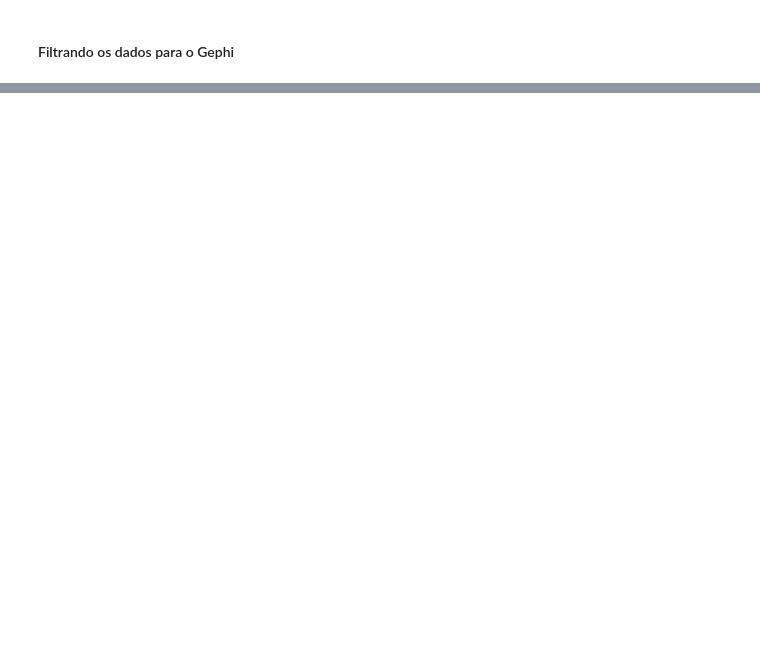
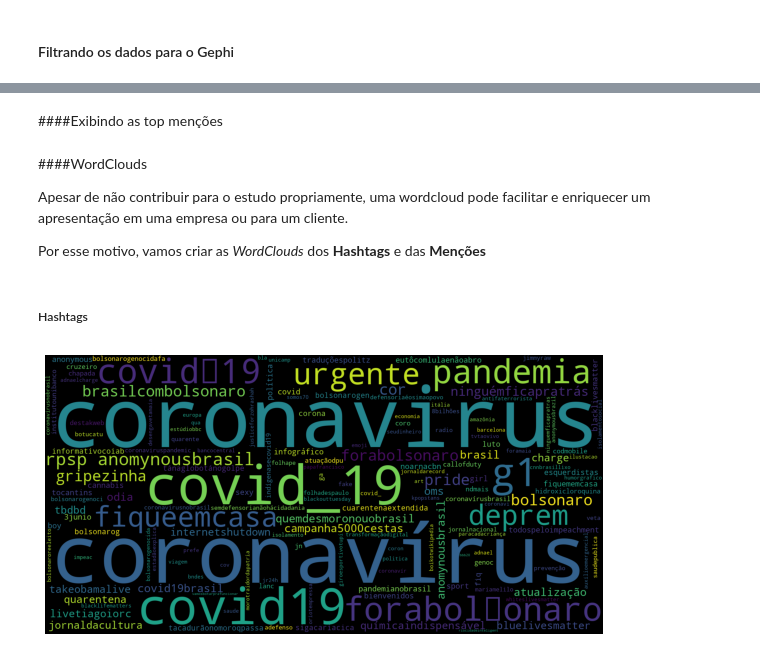
Before and after one commit to miguelsmachado/data_science, a Jupyter notebook: Análise_de_Mídias_Sociais_(Twitter).ipynb, the cells around one changed output, grey strips where cells are left out. Cells and saved outputs as stored; diff of their text form; code cells hidden in the pictures; blank space fills up the shorter version.

```diff
--- a/Análise_de_Mídias_Sociais_(Twitter).ipynb
+++ b/Análise_de_Mídias_Sociais_(Twitter).ipynb
@@ -110,0 +133,11 @@ Name: url, dtype: object
+# %%
+# criamos um DataFrame novo somente com os dados que precisamos
+# como serão feitas muitas verificações, quanto menos dados, mais rápido e fácil
+# os dados serão processados
+df_research = df[['target', 'tweet_text']]
+# eliminando dados duplicados, pois precisamos de apenas uma mensagem de cada.
+df_research = df_research.drop_duplicates()
+# separando as palavras
+words = df_research
+words["tweet_text"] = df_research["tweet_text"].str.lower()
+words = words["tweet_text"].str.get_dummies(" ").sum().sort_values(ascending=False)
@@ -110,0 +165,18 @@ Name: url, dtype: object
+# %%
+# criando as novas variáveis que serão utilizadas
+df_hashtags = df_research
+df_hashtags['tweet_text'] = df_research['tweet_text'].str.split()
+hashtags = []
+mentions = []
+
+# buscando por '#' e '@'
+for text in df_hashtags.tweet_text:
+  for palavra in text:
+    if '#' in palavra:
+      hashtags.append(palavra)
+    elif '@' in palavra:
+      mentions.append(palavra)
+
+# criando as Series com as top# e top@
+top_mentions = pd.Series(mentions).str.get_dummies(':').sum().sort_values(ascending=False)
+top_hashtags = pd.Series(hashtags).str.get_dummies(' ').sum().sort_values(ascending=False)
@@ -110,0 +187,2 @@ Name: url, dtype: object
+# %% [markdown]
+####Exibindo as top menções
@@ -110,0 +191,25 @@ Name: url, dtype: object
+# %% [markdown]
+####WordClouds
+
+Apesar de não contribuir para o estudo propriamente, uma wordcloud pode facilitar e enriquecer um apresentação em uma empresa ou para um cliente.
+
+Por esse motivo, vamos criar as *WordClouds* dos **Hashtags** e das **Menções**
+# %% [markdown]
+##### Hashtags
+# %%
+# criando um texto com todas as hashtags
+all_hashtags = " ".join(s for s in hashtags)
+
+# criando a wordcloud
+wordcloud = WordCloud(background_color="black",
+                      width=1600, height=800).generate(all_hashtags)
+
+fig, ax = plt.subplots(figsize=(10,6))
+ax.imshow(wordcloud, interpolation='bilinear')
+ax.set_axis_off()
+
+# Exibindo a imagem e exportando o arquivo
+plt.imshow(wordcloud)
+wordcloud.to_file("hashtags_wordcloud.png");
+# %% [output]
+[figure, added]
```
Also changed, not shown: parts of 41 cells of this notebook.
